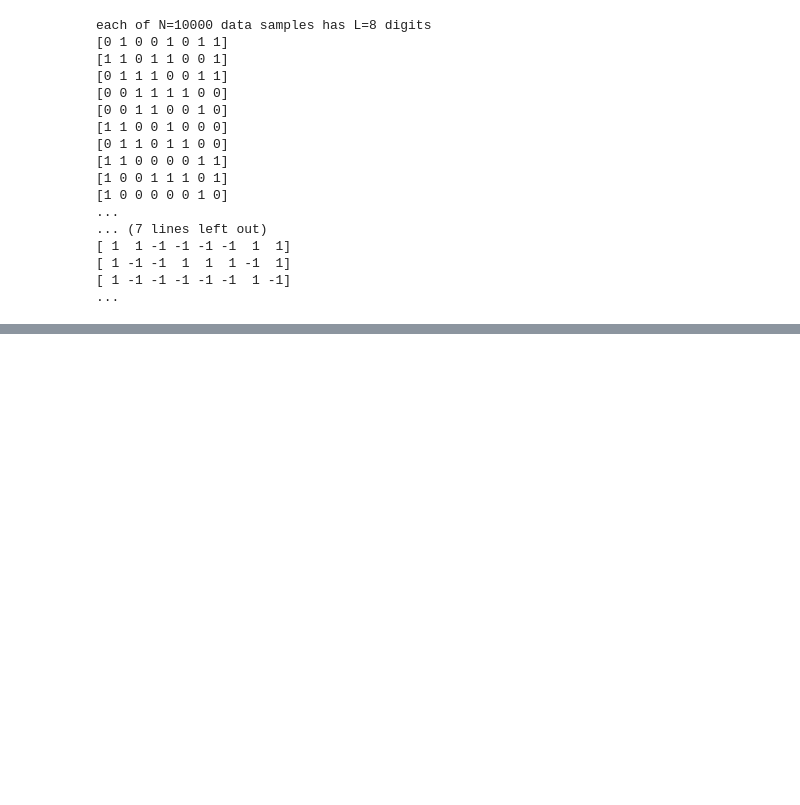
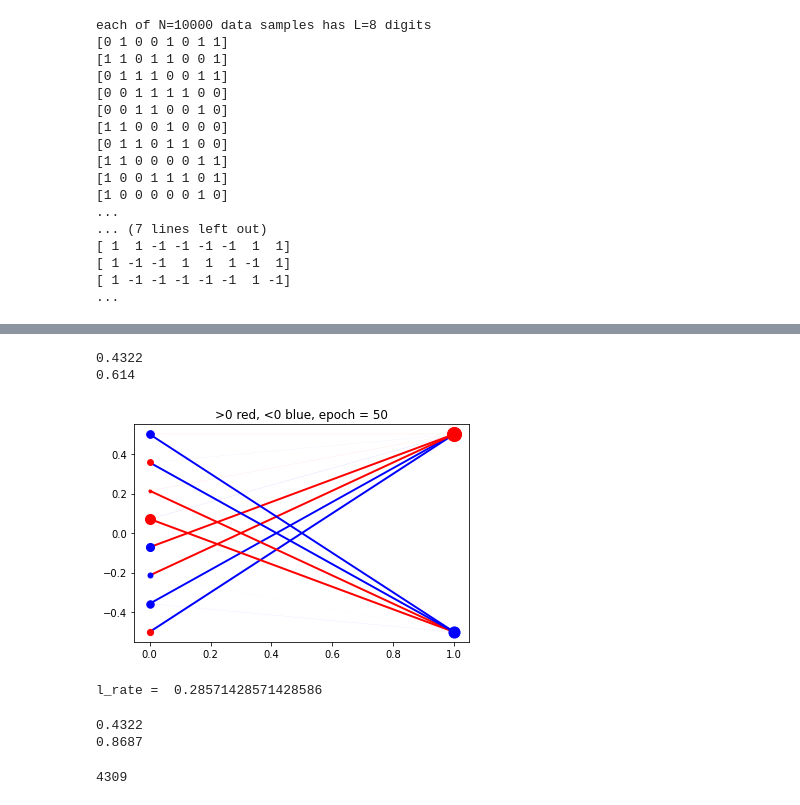
Before and after one commit to LorenzoBuriola/LoCP_moduleB, a Jupyter notebook: Week5/FPGheArt_exercise5.ipynb, the cells around one changed output, grey strips where cells are left out. Drawn from its saved outputs; the diff is of its cells as text; code cells hidden in the pictures; blank space fills up the shorter version.

Commit message:
Add some tests

```diff
--- a/Week5/FPGheArt_exercise5.ipynb
+++ b/Week5/FPGheArt_exercise5.ipynb
@@ -275,0 +193,59 @@ for n in range(10):
+# %%
+v1 = np.full((N, L), vmin)
+for n in range(N):
+    h = activate(v0[n], w, b, GAP, beta = 10)
+    v1[n] = activate(h, w.T, a, GAP, beta = 10)
+
+seqstr = ['11001100', '00111100', '11000011', '00110011']
+seq = [[int(i)*2-1 for i in seqstr[j]] for j in range(len(seqstr))]
+count = 0
+for n in range(N):
+    for i in range(len(seq)):
+        if (v0[n] == seq[i]).all():
+            count += 1
+            break
+
+print(count/N)
+
+for n in range(N):
+    for i in range(len(seq)):
+        if (v1[n] == seq[i]).all():
+            count += 1
+            break
+
+print(count/N)
+# %% [output]
+0.4322
+0.614
+# %%
+w,a,b = train_RBM(v, M = 2, beta = 0.1, beta_h = 0.1)
+# %% [output]
+[figure, added]
+l_rate =  0.28571428571428586
+# %%
+v1 = np.full((N, L), vmin)
+for n in range(N):
+    h = activate(v0[n], w, b, GAP, beta = 0.1)
+    v1[n] = activate(h, w.T, a, GAP, beta = 0.1)
+
+seqstr = ['11001100', '00111100', '11000011', '00110011']
+seq = [[int(i)*2-1 for i in seqstr[j]] for j in range(len(seqstr))]
+count = 0
+for n in range(N):
+    for i in range(len(seq)):
+        if (v0[n] == seq[i]).all():
+            count += 1
+            break
+
+print(count/N)
+
+for n in range(N):
+    for i in range(len(seq)):
+        if (v1[n] == seq[i]).all():
+            count += 1
+            break
+
+print(count/N)
+# %% [output]
+0.4322
+0.8687
@@ -275,0 +268,5 @@ for n in range(10):
+# %%
+score = test_RBM(v0, seq, w, a, b, 0.1, 0.1)
+print(score)
+# %% [output]
+4309
```
Also changed, not shown: parts of 12 cells of this notebook.
